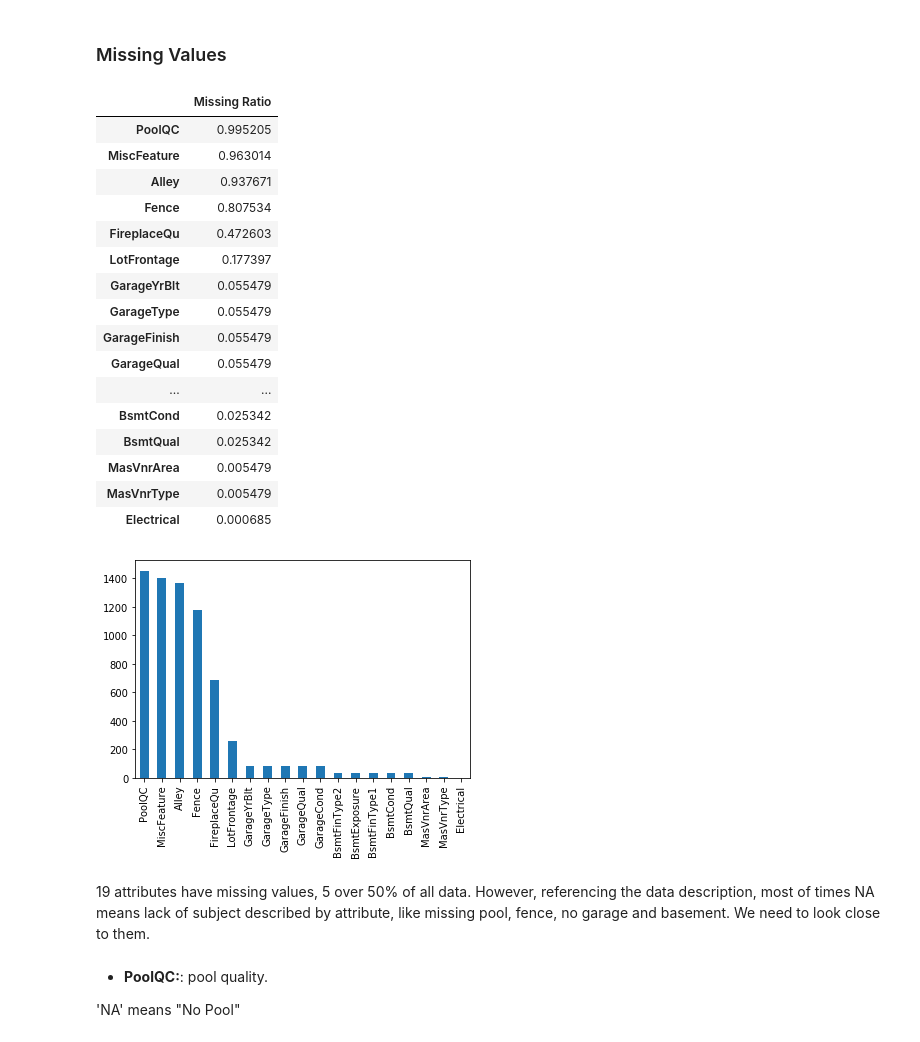
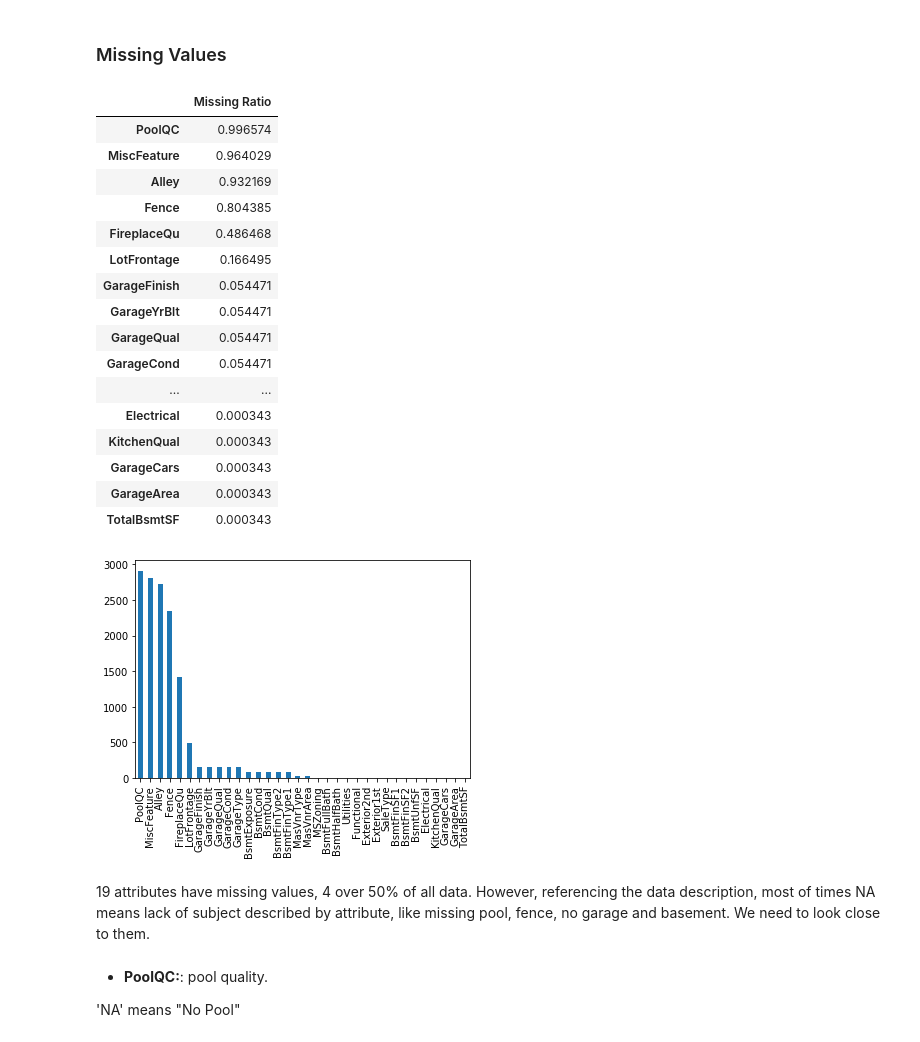
Before and after one commit to Jun-629/DS502, a Jupyter notebook: Project/Model.ipynb, the cells around one changed output. Cells and saved outputs as stored; diff of their text form; code cells hidden in the pictures.

```diff
--- a/Project/Model.ipynb
+++ b/Project/Model.ipynb
@@ -8,7 +8,8 @@ import scipy.stats as stats
 from sklearn.preprocessing import LabelEncoder
 from sklearn.model_selection import train_test_split
 # %%
-data = pd.read_csv('./DS502/Project/train.csv')
+data = pd.read_csv('../data/train.csv')
+test_data = pd.read_csv('../data/test.csv')
 print(data.shape)
 data.head()
 # %% [output]
@@ -65,3 +64,8 @@ data.drop(columns=['Id'], inplace=True)
+# %%
+train_id = data['Id']
+data.drop(columns=['Id'], inplace=True)
+tesst_id = test_data['Id']
+test_data.drop(columns=['Id'], inplace=True)
 # %% [markdown]
 ## EDA & Data Processing
 # %% [markdown]
@@ -71,6 +75,9 @@ Actually there are some numerical attributes that is actually categorical
 # %%
 data['MSSubClass'] = data['MSSubClass'].apply(str)
 data['OverallCond'] = data['OverallCond'].astype(str)
+
+test_data['MSSubClass'] = test_data['MSSubClass'].apply(str)
+test_data['OverallCond'] = test_data['OverallCond'].astype(str)
 # %%
 num_attrs = [col for col in data.columns if data.dtypes[col] != 'object']
 num_attrs.remove('SalePrice')
@@ -94,34 +101,34 @@ Categorical Attributes: MSSubClass, MSZoning, Street, Alley, LotShape, LandConto
 # %% [markdown]
 ### Missing Values
 # %%
-missing = data.isnull().sum()
+missing = pd.concat([data.drop(columns='SalePrice'), test_data]).isnull().sum()
 missing = missing[missing > 0]
 missing.sort_values(ascending=False, inplace=True)
 missing.plot.bar()
 
-missing_rate = pd.DataFrame({'Missing Ratio': missing / data.shape[0]})
+missing_rate = pd.DataFrame({'Missing Ratio': missing / (data.shape[0] + test_data.shape[0])})
 missing_rate
 # %% [output]
 |  | Missing Ratio |
-| PoolQC | 0.995205 |
-| MiscFeature | 0.963014 |
-| Alley | 0.937671 |
-| Fence | 0.807534 |
-| FireplaceQu | 0.472603 |
-| LotFrontage | 0.177397 |
-| GarageYrBlt | 0.055479 |
-| GarageType | 0.055479 |
-| GarageFinish | 0.055479 |
-| GarageQual | 0.055479 |
+| PoolQC | 0.996574 |
+| MiscFeature | 0.964029 |
+| Alley | 0.932169 |
+| Fence | 0.804385 |
+| FireplaceQu | 0.486468 |
+| LotFrontage | 0.166495 |
+| GarageFinish | 0.054471 |
+| GarageYrBlt | 0.054471 |
+| GarageQual | 0.054471 |
+| GarageCond | 0.054471 |
 | ... | ... |
-| BsmtCond | 0.025342 |
-| BsmtQual | 0.025342 |
-| MasVnrArea | 0.005479 |
-| MasVnrType | 0.005479 |
-| Electrical | 0.000685 |
+| Electrical | 0.000343 |
+| KitchenQual | 0.000343 |
+| GarageCars | 0.000343 |
+| GarageArea | 0.000343 |
+| TotalBsmtSF | 0.000343 |
-[figure, old version]
+[figure, new version]
 # %% [markdown]
-19 attributes have missing values, 5 over 50% of all data. However, referencing the data description, most of times NA means lack of subject described by attribute, like missing pool, fence, no garage and basement. We need to look close to them.
+19 attributes have missing values, 4 over 50% of all data. However, referencing the data description, most of times NA means lack of subject described by attribute, like missing pool, fence, no garage and basement. We need to look close to them.
 # %% [markdown]
 - **PoolQC:**: pool quality.
 
```
Also changed, not shown: parts of 58 cells of this notebook.
